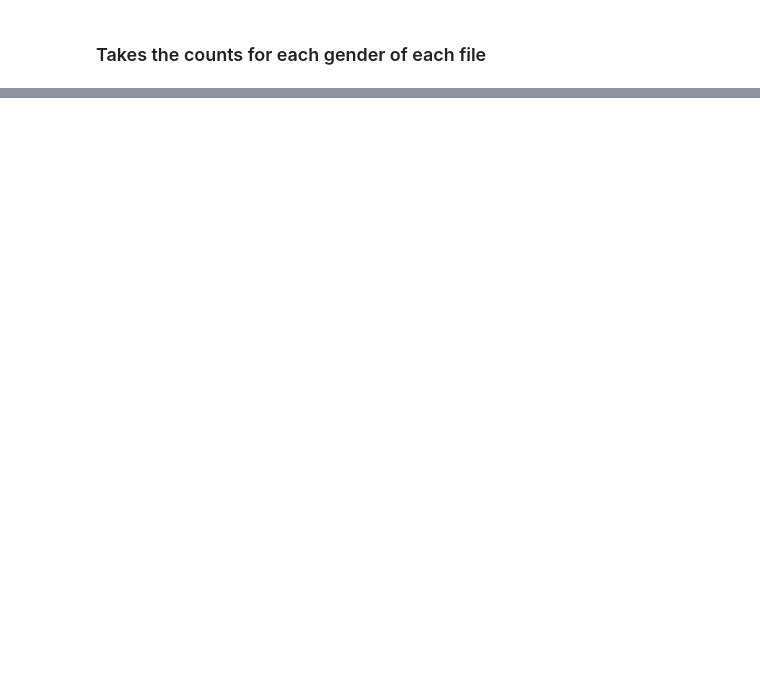
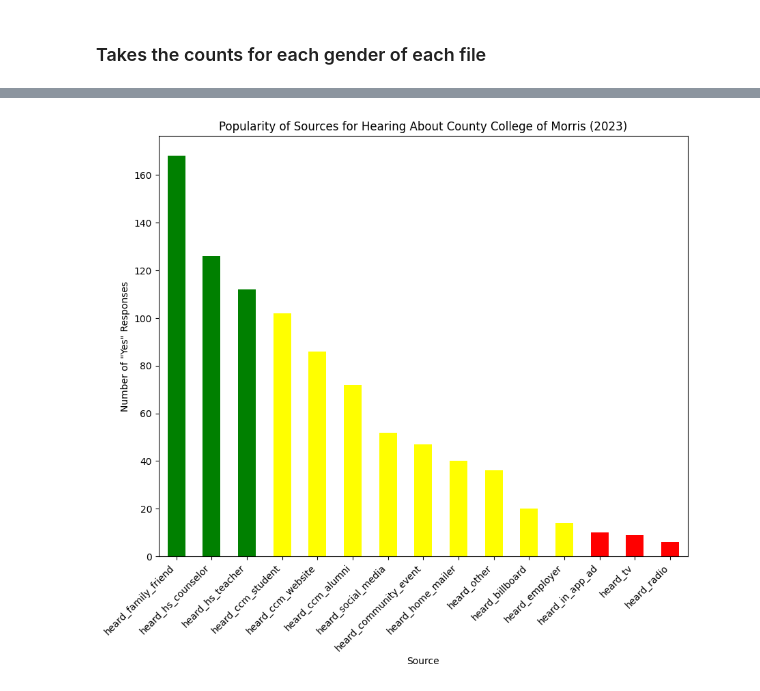
Before and after one commit to jolivercodes/College-Recruitment-Improvement-Study, a Jupyter notebook: Data Analysis and Visualization.ipynb, the cells around one changed output, grey strips where cells are left out. Drawn from its saved outputs; the diff is of its cells as text; code cells hidden in the pictures; blank space fills up the shorter version.

```diff
--- a/Data Analysis and Visualization.ipynb
+++ b/Data Analysis and Visualization.ipynb
@@ -63,0 +318,8 @@ plt.show()
+# %%
+# Calculating the number of 'Yes' responses for each source and creating a series
+source_yes_counts = {col: (cleaned_msr[col] == "Yes").sum() for col in hearing_sources}
+
+source_yes_counts_series = pd.Series(source_yes_counts).sort_values(ascending=False)
+
+#prints out data
+source_yes_counts_series
@@ -63,0 +345,27 @@ plt.show()
+# %%
+# Plotting the popularity of sources as a bar chart
+plt.figure(figsize=(10, 8))
+
+# Determine the total number of categories/sources
+total_sources = len(source_yes_counts_series)
+
+# Generate a color list: first three 'green', last three 'red', and any in-between as 'blue' (or any other default color)
+if total_sources > 6:
+    colors = ['green'] * 3 + ['yellow'] * (total_sources - 6) + ['red'] * 3
+else:
+    colors = ['green'] if total_sources >= 3 else [] + ['red'] if total_sources >= 3 else []
+
+source_yes_counts_series.plot(kind='bar',color=colors)
+# Setting the title and labels for the plot
+plt.title('Popularity of Sources for Hearing About County College of Morris (2023)')
+plt.xlabel('Source')
+plt.ylabel('Number of "Yes" Responses')
+# Rotating X-axis labels for readability
+plt.xticks(rotation=45)
+# Aligning X-axis labels to the right
+for label in plt.gca().get_xticklabels():
+    label.set_horizontalalignment('right')
+# Displaying the plot
+plt.show()
+# %% [output]
+[figure, added]
```
Also changed, not shown: parts of 32 cells of this notebook, 1 other file.
